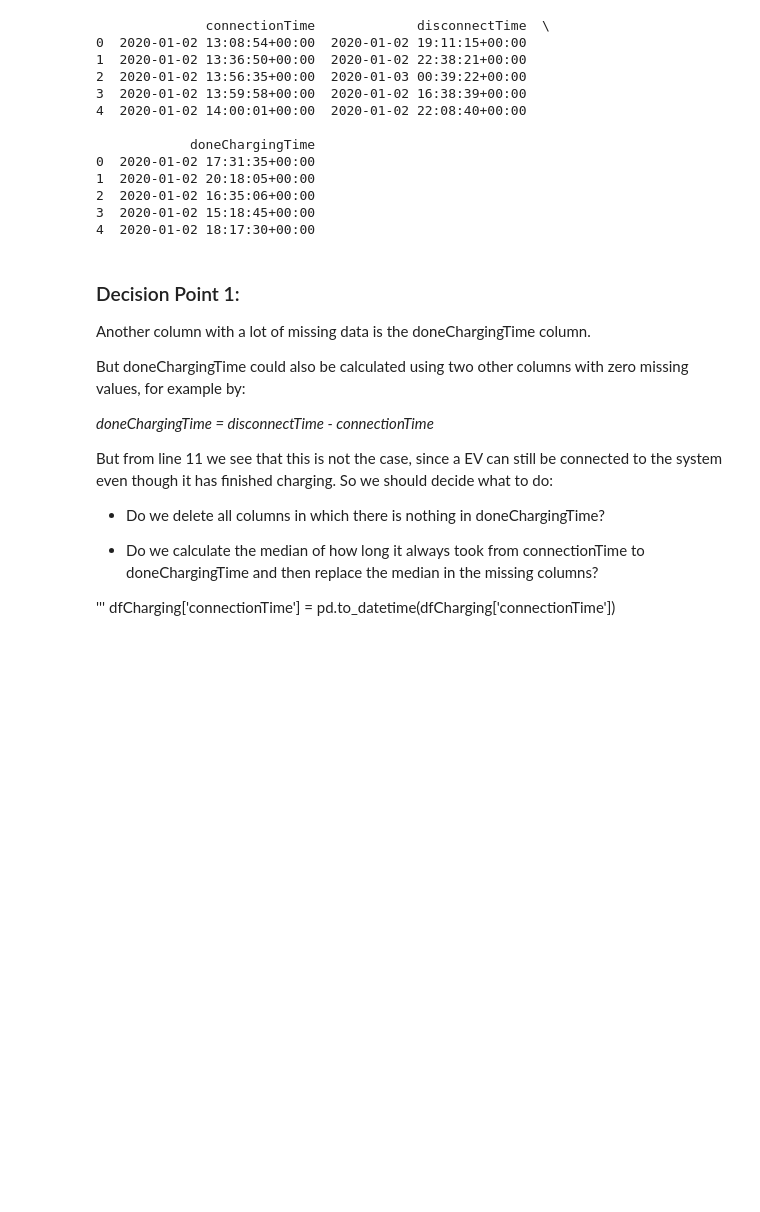
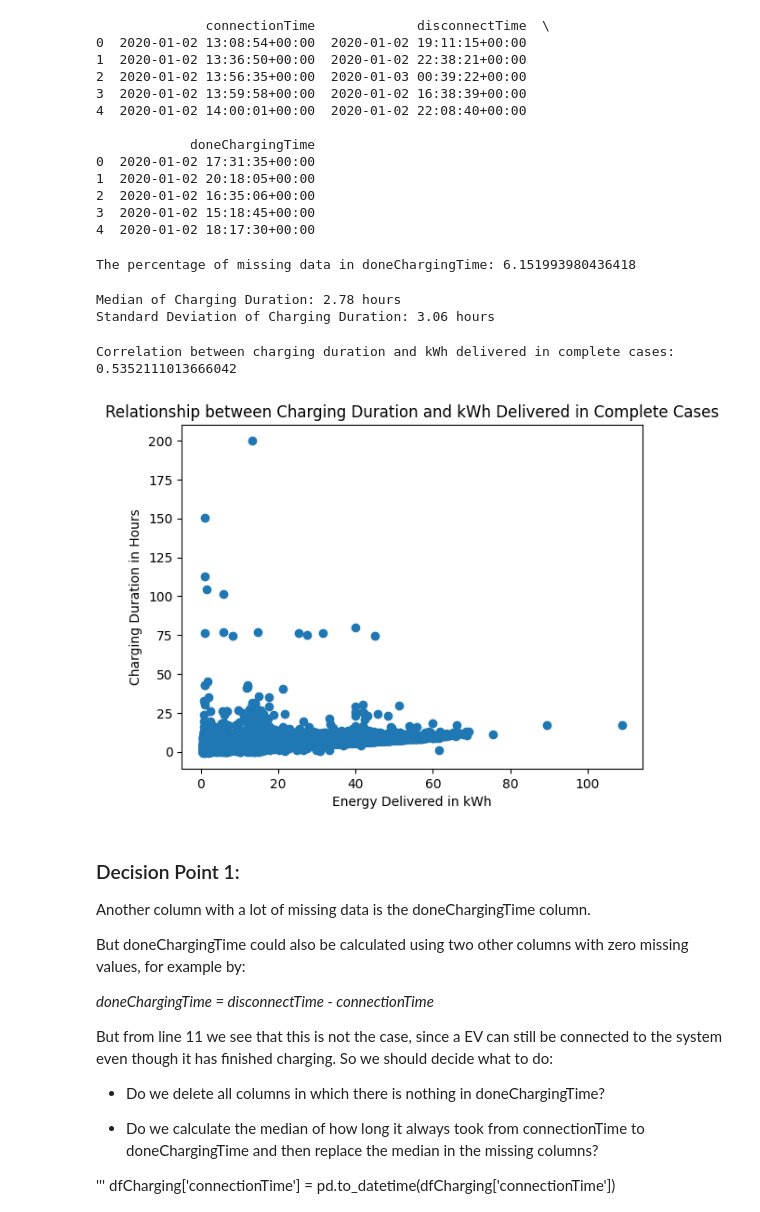
Before and after one commit to ilsuucar2/AATeamAssignment, a Jupyter notebook: AATeamAssignment.ipynb, the cells around one changed output. Drawn from its saved outputs; the diff is of its cells as text; code cells hidden in the pictures; blank space fills up the shorter version.

Commit message:
check kwhdelivered and doneCharging

```diff
--- a/AATeamAssignment.ipynb
+++ b/AATeamAssignment.ipynb
@@ -188,6 +189,62 @@ print(dfCharging[['connectionTime', 'disconnectTime', 'doneChargingTime']].head(
 2  2020-01-02 16:35:06+00:00
 3  2020-01-02 15:18:45+00:00
 4  2020-01-02 18:17:30+00:00
+# %%
+#Calculate total amount of observations recorded
+total_observations_doneChargingTime = len(dfCharging["doneChargingTime"])
+
+#Calculate the amount of missing data
+total_missing_doneChargingTime = dfCharging["doneChargingTime"].isnull().sum()
+
+#Calculate the percentage of missing values
+percentage_missing_doneChargingTime = 100 * total_missing_doneChargingTime / total_observations_doneChargingTime
+
+#Print the results
+print("The percentage of missing data in doneChargingTime:", percentage_missing_doneChargingTime)
+# %% [output]
+The percentage of missing data in doneChargingTime: 6.151993980436418
+# %%
+# Convert to datetime
+dfCharging['connectionTime'] = pd.to_datetime(dfCharging['connectionTime'])
+dfCharging['doneChargingTime'] = pd.to_datetime(dfCharging['doneChargingTime'])
+
+# Calculate the charging duration
+dfCharging['calculatedDuration'] = dfCharging['doneChargingTime'] - dfCharging['connectionTime']
+
+# Convert the charging duration to hours
+dfCharging['calculatedDurationHours'] = dfCharging['calculatedDuration'].dt.total_seconds() / 3600
+
+# Calculate the median and standard deviation of charging duration
+# These statistics provide insights into the central tendency and dispersion of charging durations across all sessions
+median_duration_hours = dfCharging['calculatedDurationHours'].median()
+std_duration_hours = dfCharging['calculatedDurationHours'].std()
+
+# Print the calculated statistics
+print(f'Median of Charging Duration: {median_duration_hours:.2f} hours')
+print(f'Standard Deviation of Charging Duration: {std_duration_hours:.2f} hours')
+# %% [output]
+Median of Charging Duration: 2.78 hours
+Standard Deviation of Charging Duration: 3.06 hours
+# %%
+# Calculate charging duration in hours
+dfCharging['chargingDuration'] = (dfCharging['doneChargingTime'] - dfCharging['connectionTime']).dt.total_seconds() / 3600
+
+# Create a subset with no missing values for analysis
+subset = dfCharging.dropna(subset=['chargingDuration', 'kWhDelivered'])
+
+# Calculate correlation on the subset
+correlation = subset['chargingDuration'].corr(subset['kWhDelivered'])
+print(f'Correlation between charging duration and kWh delivered in complete cases: {correlation}')
+
+# Scatter plot on the subset
+plt.scatter(subset['kWhDelivered'], subset['chargingDuration'])
+plt.xlabel('Energy Delivered in kWh')
+plt.ylabel('Charging Duration in Hours')
+plt.title('Relationship between Charging Duration and kWh Delivered in Complete Cases')
+plt.show()
+# %% [output]
+Correlation between charging duration and kWh delivered in complete cases: 0.5352111013666042
+[figure, added]
 # %% [markdown]
 ### Decision Point 1:
 Another column with a lot of missing data is the doneChargingTime column.
```
Also changed, not shown: parts of 3 cells of this notebook.
